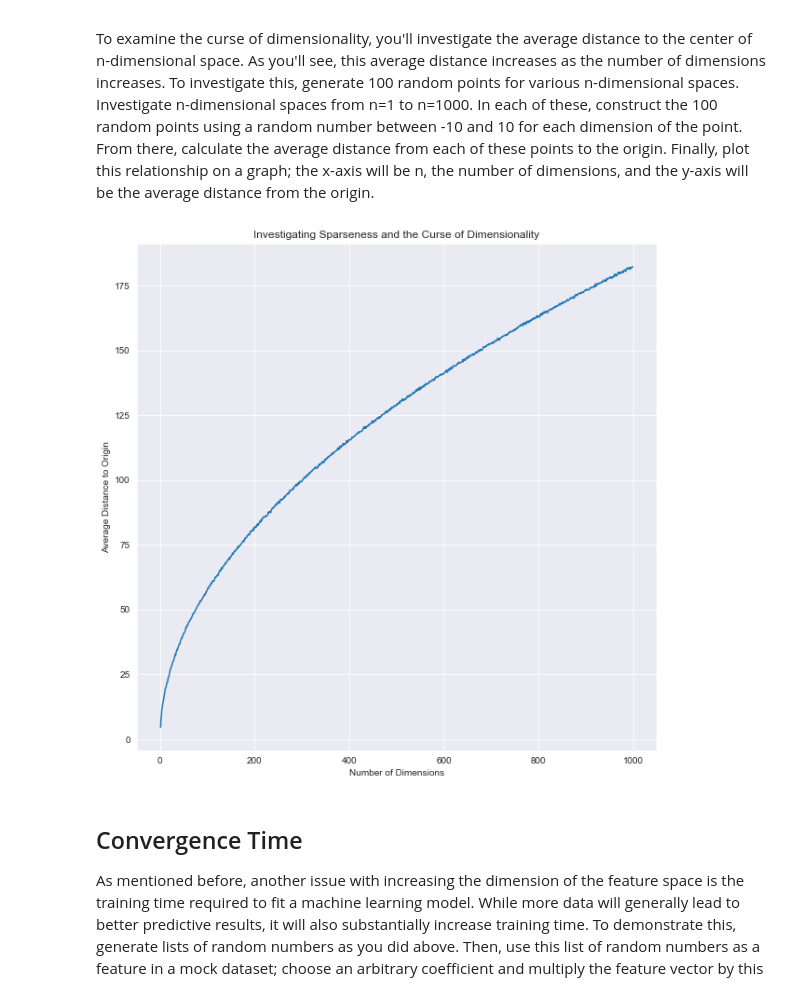
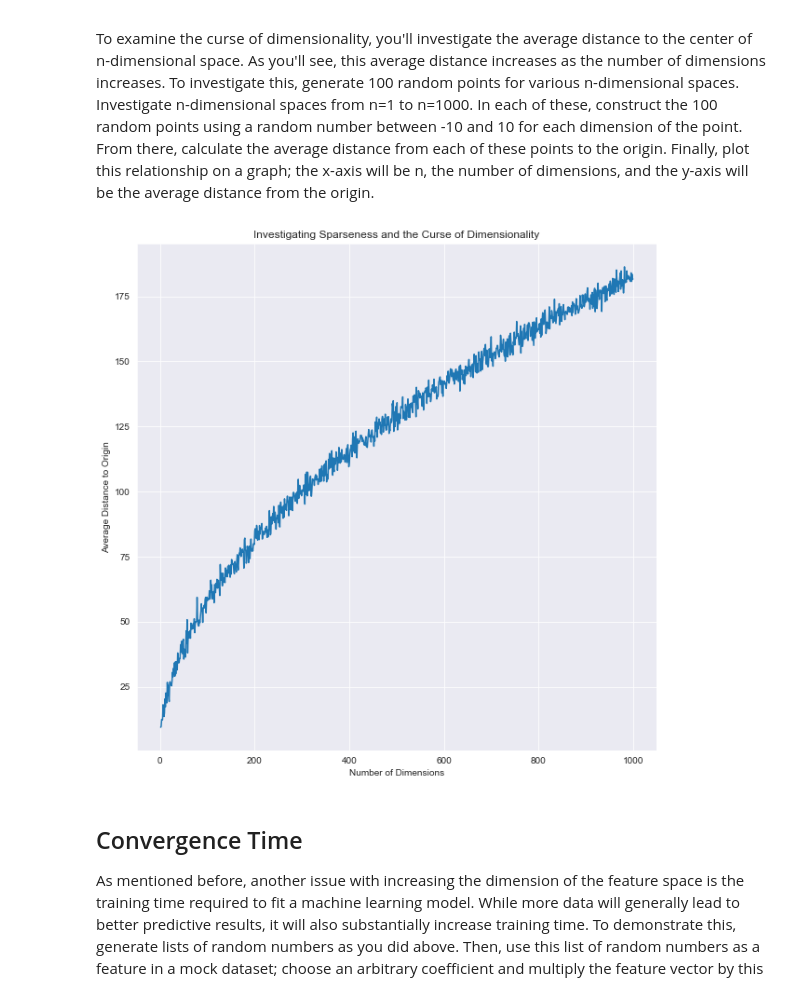
Before and after one commit to learn-co-curriculum/dsc-curse-of-dimensionality-lab, a Jupyter notebook: index.ipynb, the cells around one changed output. Saved outputs shown, nothing was run; the diff lists cells and outputs as text; code cells hidden in the pictures.

```diff
--- a/index.ipynb
+++ b/index.ipynb
@@ -39,14 +39,17 @@ sns.set_style('darkgrid')
 # %%
 avg_distances = []
 for n in range(1, 1001):
-    avg_distances.append(np.mean([euclidean_distance(np.random.uniform(low=-10, high=10, size=n), [0 for i in range(n)]) for p in range(100)]))
+    p1 = np.random.uniform(low=-10, high=10, size=n)
+    p2 = [0 for i in range(n)]
+    distance = np.mean([euclidean_distance(p1 ,p2) for p in range(100)])
+    avg_distances.append(distance)
 plt.figure(figsize=(10, 10))
 plt.plot(range(1, 1001), avg_distances)
 plt.xlabel('Number of Dimensions')
 plt.ylabel('Average Distance to Origin')
 plt.title('Investigating Sparseness and the Curse of Dimensionality');
 # %% [output]
-[figure, old version]
+[figure, new version]
 # %% [markdown]
 ## Convergence Time
 
```
Also changed, not shown: parts of 3 cells of this notebook, 5 other files.
